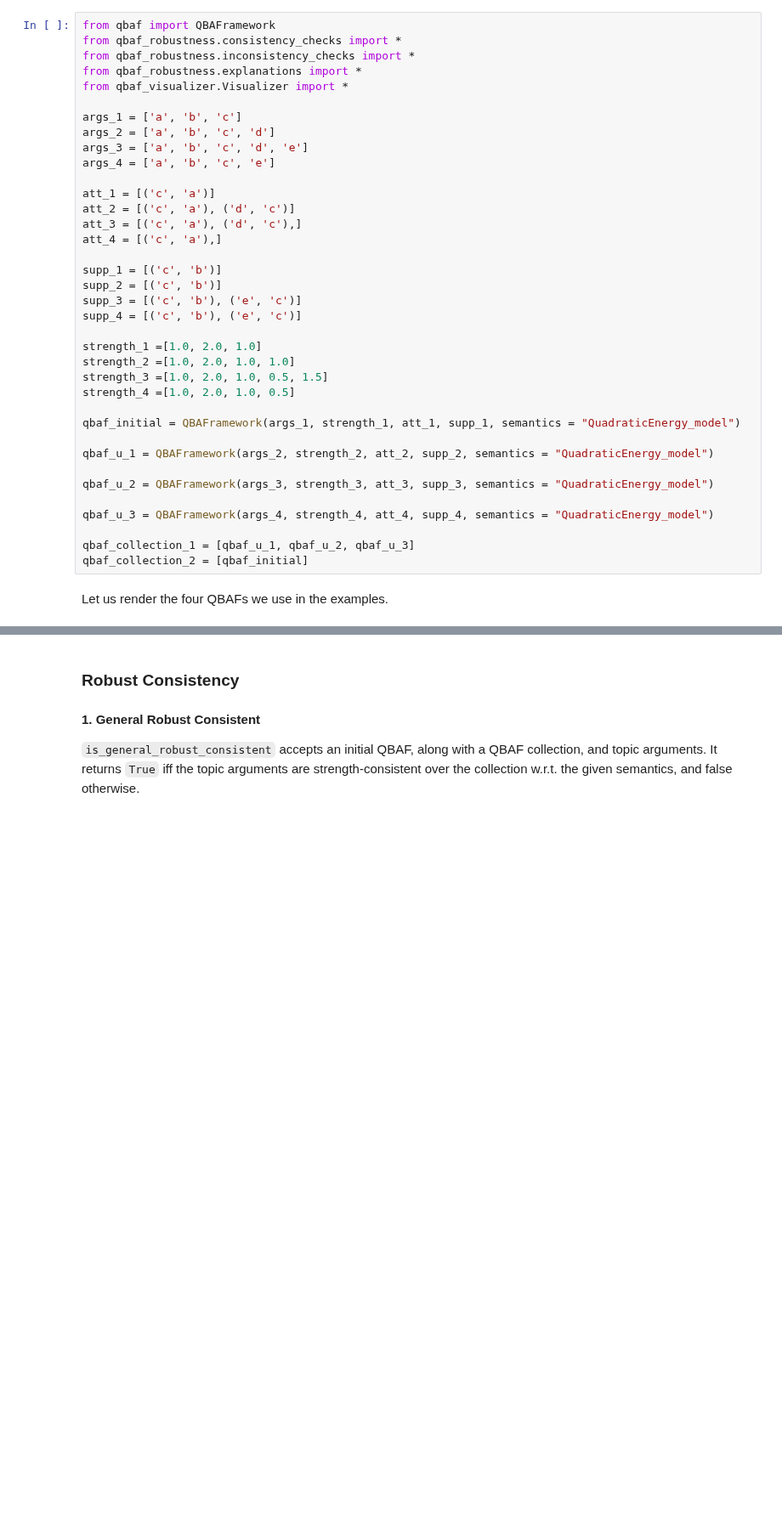
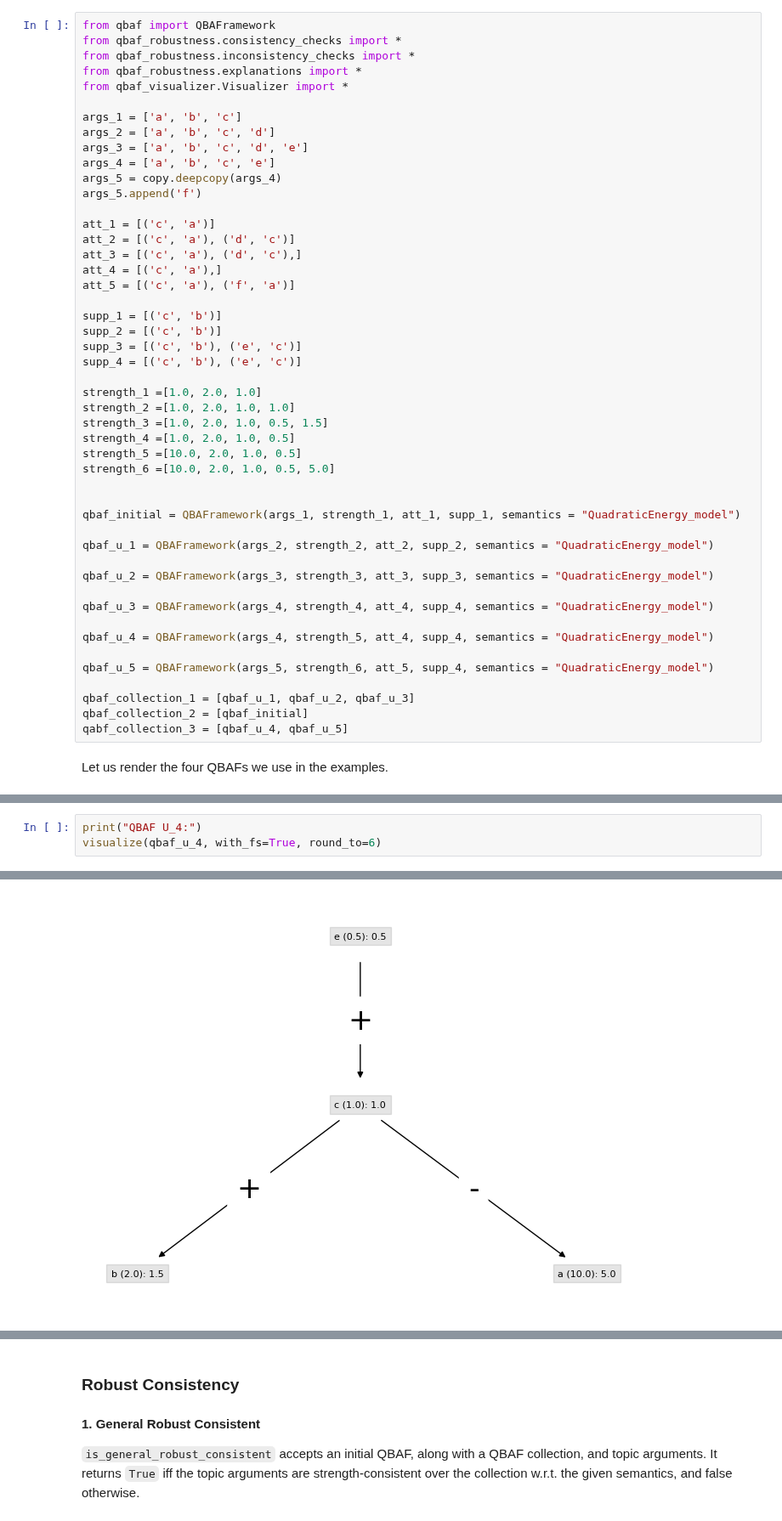
Before and after one commit to TimKam/Quantitative-Bipolar-Argumentation, a Jupyter notebook: examples.ipynb, the cells around one changed output, grey strips where cells are left out. Shown at 85% size. Saved outputs shown, nothing was run; the diff lists cells and outputs as text; blank space fills up the shorter version.

```diff
--- a/examples.ipynb
+++ b/examples.ipynb
@@ -302,11 +398,14 @@ args_1 = ['a', 'b', 'c']
 args_2 = ['a', 'b', 'c', 'd']
 args_3 = ['a', 'b', 'c', 'd', 'e']
 args_4 = ['a', 'b', 'c', 'e']
+args_5 = copy.deepcopy(args_4)
+args_5.append('f')
 
 att_1 = [('c', 'a')]
 att_2 = [('c', 'a'), ('d', 'c')]
 att_3 = [('c', 'a'), ('d', 'c'),]
 att_4 = [('c', 'a'),]
+att_5 = [('c', 'a'), ('f', 'a')]
 
 supp_1 = [('c', 'b')]
 supp_2 = [('c', 'b')]
@@ -317,6 +416,9 @@ strength_1 =[1.0, 2.0, 1.0]
 strength_2 =[1.0, 2.0, 1.0, 1.0]
 strength_3 =[1.0, 2.0, 1.0, 0.5, 1.5]
 strength_4 =[1.0, 2.0, 1.0, 0.5]
+strength_5 =[10.0, 2.0, 1.0, 0.5]
+strength_6 =[10.0, 2.0, 1.0, 0.5, 5.0]
+
 
 qbaf_initial = QBAFramework(args_1, strength_1, att_1, supp_1, semantics = "QuadraticEnergy_model")
 
@@ -326,8 +428,13 @@ qbaf_u_2 = QBAFramework(args_3, strength_3, att_3, supp_3, semantics = "Quadrati
 
 qbaf_u_3 = QBAFramework(args_4, strength_4, att_4, supp_4, semantics = "QuadraticEnergy_model")
 
+qbaf_u_4 = QBAFramework(args_4, strength_5, att_4, supp_4, semantics = "QuadraticEnergy_model")
+
+qbaf_u_5 = QBAFramework(args_5, strength_6, att_5, supp_4, semantics = "QuadraticEnergy_model")
+
 qbaf_collection_1 = [qbaf_u_1, qbaf_u_2, qbaf_u_3]
 qbaf_collection_2 = [qbaf_initial]
+qabf_collection_3 = [qbaf_u_4, qbaf_u_5]
 # %% [markdown]
 Let us render the four QBAFs we use in the examples.
 # %%
@@ -344,0 +464,4 @@ visualize(qbaf_u_3, with_fs=True, round_to=6)
+# %%
+print("QBAF U_4:")
+visualize(qbaf_u_4, with_fs=True, round_to=6)
+# %% [output]
@@ -344,0 +469 @@ visualize(qbaf_u_3, with_fs=True, round_to=6)
+[figure, added]
```
Also changed, not shown: parts of 42 cells of this notebook, 2 other files.
